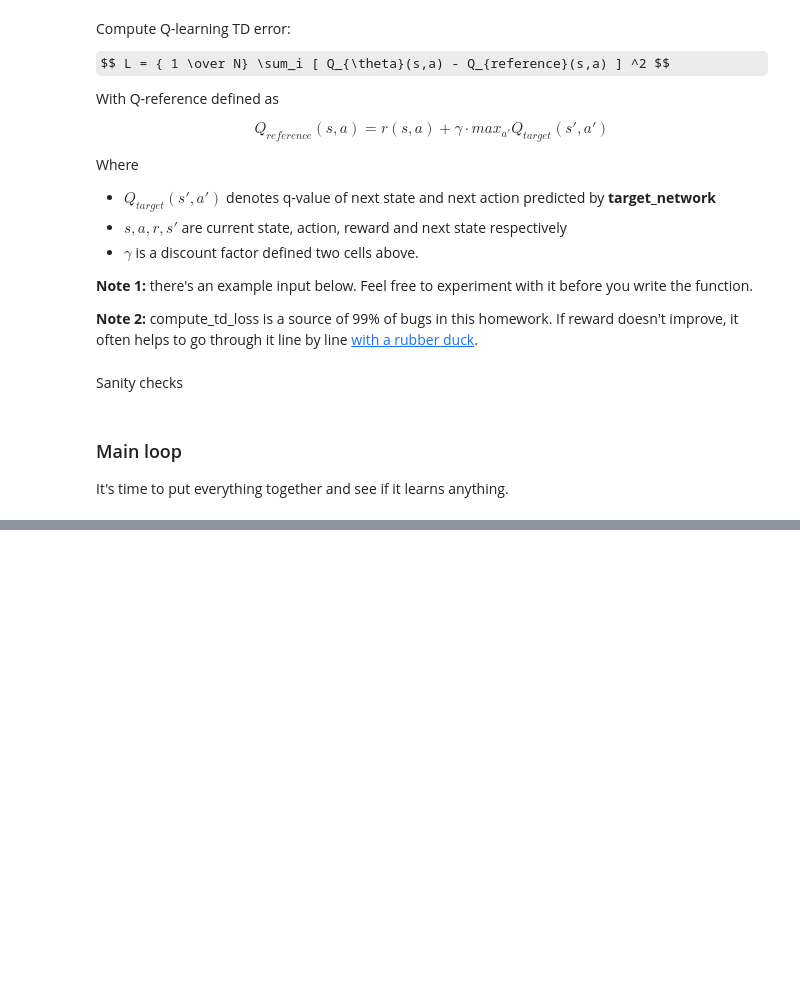
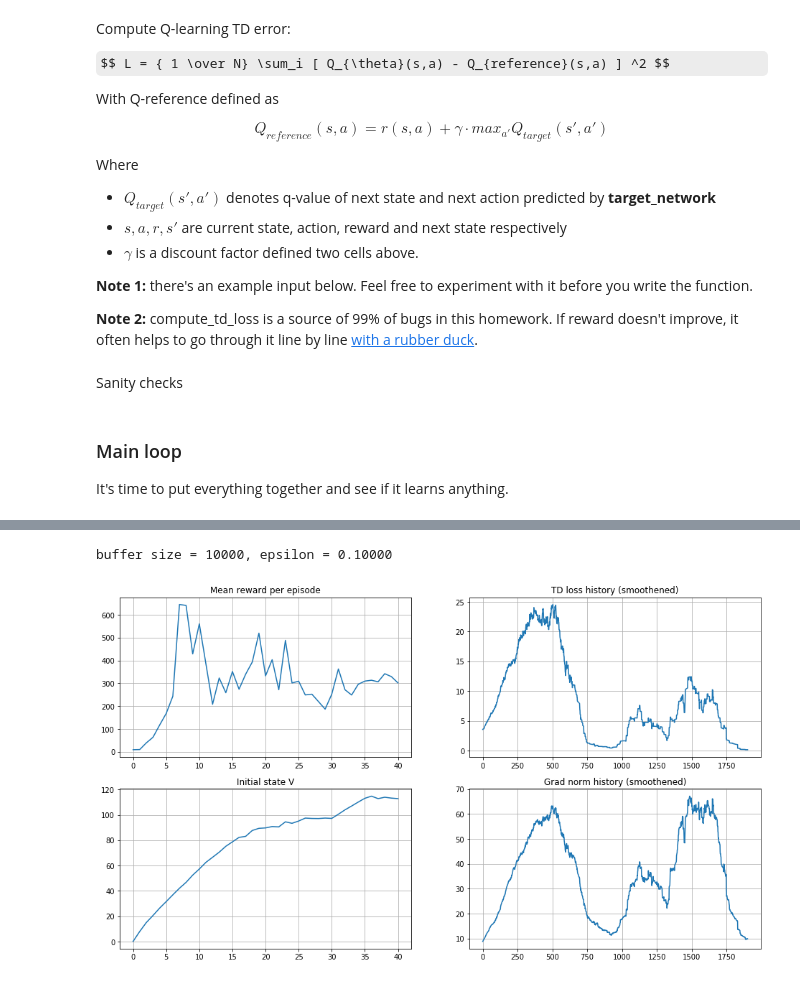
Before and after one commit to PetrMokrov/ml-mipt, a Jupyter notebook: homeworks/Lab2_RL/Lab2_DQN_debug.ipynb, the cells around one changed output, grey strips where cells are left out. Drawn from its saved outputs; the diff is of its cells as text; code cells hidden in the pictures; some formulas as TeX source; blank space fills up the shorter version.

Commit message:
Lab2 DQN_debug done

```diff
--- a/homeworks/Lab2_RL/Lab2_DQN_debug.ipynb
+++ b/homeworks/Lab2_RL/Lab2_DQN_debug.ipynb
@@ -72,5 +80,5 @@ import torch
 import torch.nn as nn
 device = torch.device('cuda' if torch.cuda.is_available() else 'cpu')
 # those who have a GPU but feel unfair to use it can uncomment:
-# device = torch.device('cpu')
+device = torch.device('cpu')
 device
@@ -85,7 +95,11 @@ class DQNAgent(nn.Module):
         # Define your network body here. Please make sure agent is fully contained here
         assert len(state_shape) == 1
         state_dim = state_shape[0]
-        <YOUR CODE>
+
+        self.fc1 = nn.Linear(state_dim, 128)  # 6*6 from image dimension
+        self.fc2 = nn.Linear(128, 64)
+        self.fc3 = nn.Linear(64, n_actions)
+        self.relu = nn.ReLU()
 
 
     def forward(self, state_t):
@@ -94,7 +108,10 @@ class DQNAgent(nn.Module):
         :param state_t: a batch states, shape = [batch_size, *state_dim=4]
         """
         # Use your network to compute qvalues for given state
-        qvalues = <YOUR CODE>
+        assert state_t.dim() == 2 and state_t.shape[1] == self.state_shape[0]
+        state_t = self.relu(self.fc1(state_t))
+        state_t = self.relu(self.fc2(state_t))
+        qvalues = self.fc3(state_t)
 
         assert qvalues.requires_grad, "qvalues must be a torch tensor with grad"
         assert len(
@@ -108,6 +125,8 @@ class DQNAgent(nn.Module):
         """
         model_device = next(self.parameters()).device
         states = torch.tensor(states, device=model_device, dtype=torch.float32)
+        if states.dim() == 1:
+            states.unsqueeze_(0)
         qvalues = self.forward(states)
         return qvalues.data.cpu().numpy()
 
@@ -182,6 +203,19 @@ def play_and_record(initial_state, agent, env, exp_replay, n_steps=1):
     sum_rewards = 0
 
     # Play the game for n_steps as per instructions above
-    <YOUR CODE >
+    for n in range(n_steps):
+        q_s = agent.get_qvalues(s)
+        a = agent.sample_actions(q_s)
+        a = a[0]
+        next_s, r, done, _ = env.step(a)
+
+        exp_replay.add(s, a, r, next_s, done)
+
+        if done:
+            s = env.reset()
+        else:
+            s = next_s
+
+        sum_rewards += r
 
     return sum_rewards, s
@@ -285,7 +288,7 @@ def compute_td_loss(states, actions, rewards, next_states, is_done,
         len(actions)), actions]
 
     # compute V*(next_states) using predicted next q-values
-    next_state_values = <YOUR CODE>
+    next_state_values = torch.max(predicted_next_qvalues, -1)[0]
 
     assert next_state_values.dim(
     ) == 1 and next_state_values.shape[0] == states.shape[0], "must predict one value per state"
@@ -293,7 +296,7 @@ def compute_td_loss(states, actions, rewards, next_states, is_done,
     # compute "target q-values" for loss - it's what's inside square parentheses in the above formula.
     # at the last state use the simplified formula: Q(s,a) = r(s,a) since s' doesn't exist
     # you can multiply next state values by is_not_done to achieve this.
-    target_qvalues_for_actions = <YOUR CODE>
+    target_qvalues_for_actions = rewards + gamma*next_state_values*is_not_done
 
     # mean squared error loss to minimize
     loss = torch.mean((predicted_qvalues_for_actions -
@@ -400,9 +409,12 @@ for step in trange(total_steps + 1):
     _, state = play_and_record(state, agent, env, exp_replay, timesteps_per_epoch)
 
     # train
-    < sample batch_size of data from experience replay >
+    sts, acts, rwrds, next_sts, is_done = exp_replay.sample(batch_size)
 
-    loss = < compute TD loss >
+    #< sample batch_size of data from experience replay >
+
+    loss = compute_td_loss(sts, acts, rwrds, next_sts, is_done, agent, target_network)
+    #loss = < compute TD loss >
 
     loss.backward()
     grad_norm = nn.utils.clip_grad_norm_(agent.parameters(), max_grad_norm)
@@ -414,8 +426,8 @@ for step in trange(total_steps + 1):
         grad_norm_history.append(grad_norm)
 
     if step % refresh_target_network_freq == 0:
-        # Load agent weights into target_network
-        <YOUR CODE >
+        target_network.load_state_dict(agent.state_dict())
+
 
     if step % eval_freq == 0:
         # eval the agent
@@ -427,33 +439,36 @@ for step in trange(total_steps + 1):
         )
         initial_state_v_history.append(np.max(initial_state_q_values))
 
         clear_output(True)
         print("buffer size = %i, epsilon = %.5f" %
               (len(exp_replay), agent.epsilon))
 
         plt.figure(figsize=[16, 9])
         plt.subplot(2, 2, 1)
         plt.title("Mean reward per episode")
         plt.plot(mean_rw_history)
         plt.grid()
 
         assert not np.isnan(td_loss_history[-1])
         plt.subplot(2, 2, 2)
         plt.title("TD loss history (smoothened)")
         plt.plot(utils.smoothen(td_loss_history))
         plt.grid()
 
         plt.subplot(2, 2, 3)
         plt.title("Initial state V")
         plt.plot(initial_state_v_history)
         plt.grid()
 
         plt.subplot(2, 2, 4)
         plt.title("Grad norm history (smoothened)")
         plt.plot(utils.smoothen(grad_norm_history))
         plt.grid()
 
         plt.show()
+# %% [output]
+buffer size = 10000, epsilon = 0.10000
+[figure, added]
 # %%
 final_score = evaluate(
   make_env(),
```
Also changed, not shown: parts of 10 cells of this notebook.
